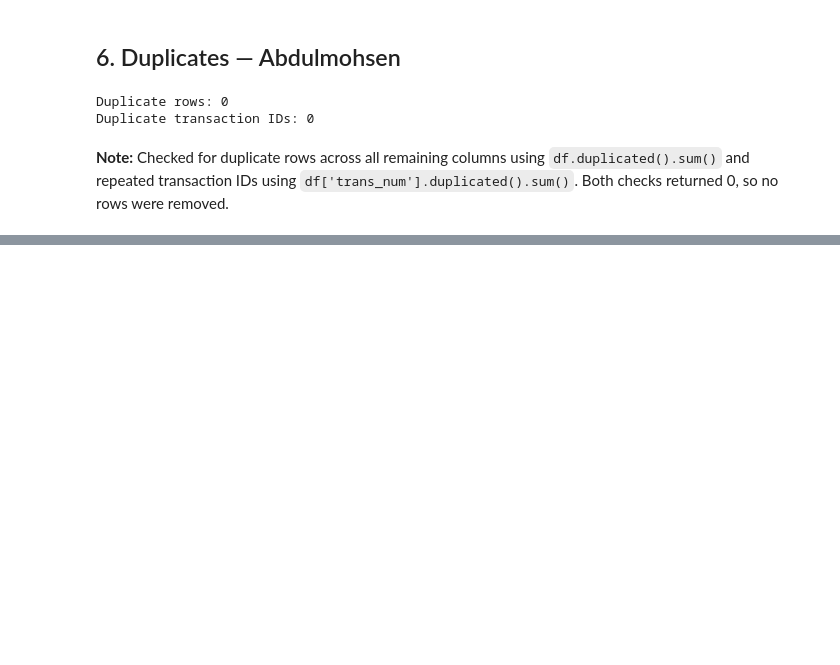
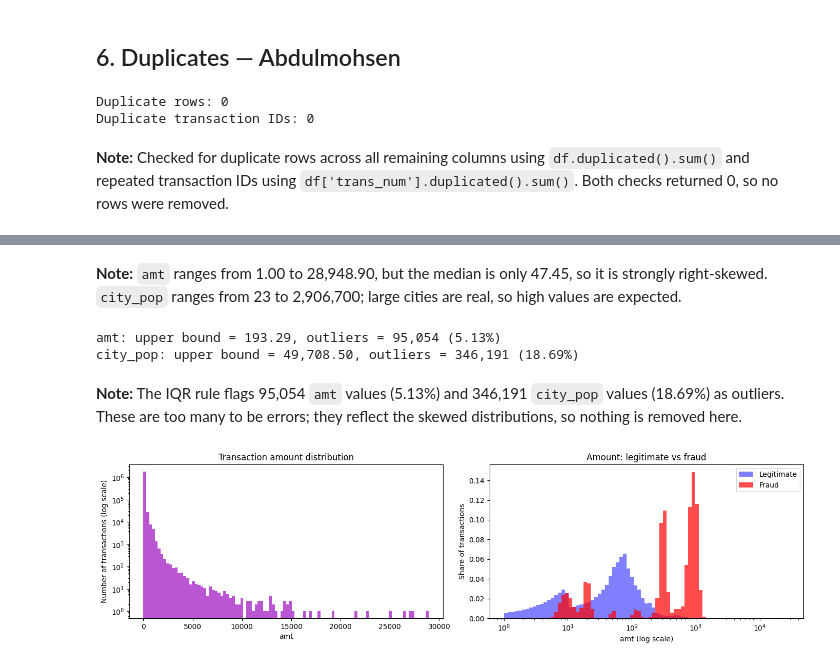
Before and after one commit to DhaiHamoud/Fraud-Detection-in-the-Financial-Transaction-Market, a Jupyter notebook: notebooks/01_cleaning.ipynb, the cells around one changed output, grey strips where cells are left out. Saved outputs shown, nothing was run; the diff lists cells and outputs as text; code cells hidden in the pictures; blank space fills up the shorter version.

```diff
--- a/notebooks/01_cleaning.ipynb
+++ b/notebooks/01_cleaning.ipynb
@@ -349,0 +367,45 @@ Duplicate transaction IDs: 0
+# %% [markdown]
+**Note:** `amt` ranges from 1.00 to 28,948.90, but the median is only 47.45, so it is strongly right-skewed. `city_pop` ranges from 23 to 2,906,700; large cities are real, so high values are expected.
+# %%
+# How many outliers are there?
+# IQR rule: values above Q3 + 1.5 * IQR are counted as outliers
+# This only counts them; nothing is removed
+for col in ['amt', 'city_pop']:
+    q1, q3 = df[col].quantile([0.25, 0.75])
+    upper = q3 + 1.5 * (q3 - q1)
+    n = (df[col] > upper).sum()
+    print(f"{col}: upper bound = {upper:,.2f}, outliers = {n:,} ({n / len(df):.2%})")
+# %% [output]
+amt: upper bound = 193.29, outliers = 95,054 (5.13%)
+city_pop: upper bound = 49,708.50, outliers = 346,191 (18.69%)
+# %% [markdown]
+**Note:** The IQR rule flags 95,054 `amt` values (5.13%) and 346,191 `city_pop` values (18.69%) as outliers. These are too many to be errors; they reflect the skewed distributions, so nothing is removed here.
+# %%
+import numpy as np
+import matplotlib.pyplot as plt
+
+fig, axes = plt.subplots(1, 2, figsize=(14, 4))
+
+# Left: all amounts; the y-axis is on a log scale so rare large amounts are visible
+axes[0].hist(df['amt'], bins=100, log=True, color='mediumorchid')
+axes[0].set_title('Transaction amount distribution')
+axes[0].set_xlabel('amt')
+axes[0].set_ylabel('Number of transactions (log scale)')
+
+# Right: legitimate vs fraud amounts, on a log x-axis to spread out the skewed values
+# Each bar shows the share of its group, so the two groups are comparable
+legit = df.loc[df['is_fraud'] == 0, 'amt']
+fraud = df.loc[df['is_fraud'] == 1, 'amt']
+bins = np.logspace(np.log10(df['amt'].min()), np.log10(df['amt'].max()), 80)
+axes[1].hist(legit, bins=bins, alpha=0.5, color='blue', weights=np.ones(len(legit)) / len(legit), label='Legitimate')
+axes[1].hist(fraud, bins=bins, alpha=0.7, color='red', weights=np.ones(len(fraud)) / len(fraud), label='Fraud')
+axes[1].set_xscale('log')
+axes[1].set_title('Amount: legitimate vs fraud')
+axes[1].set_xlabel('amt (log scale)')
+axes[1].set_ylabel('Share of transactions')
+axes[1].legend()
+
+plt.tight_layout()
+plt.show()
+# %% [output]
+[figure, added]
```
Also changed, not shown: parts of 9 cells of this notebook.
